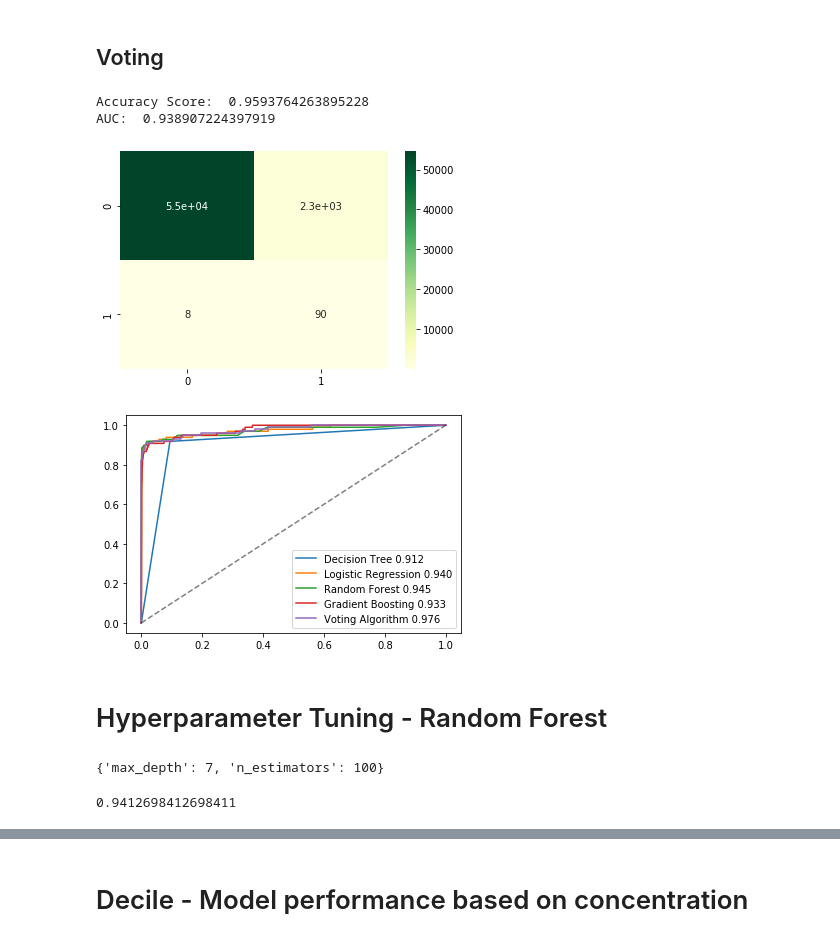
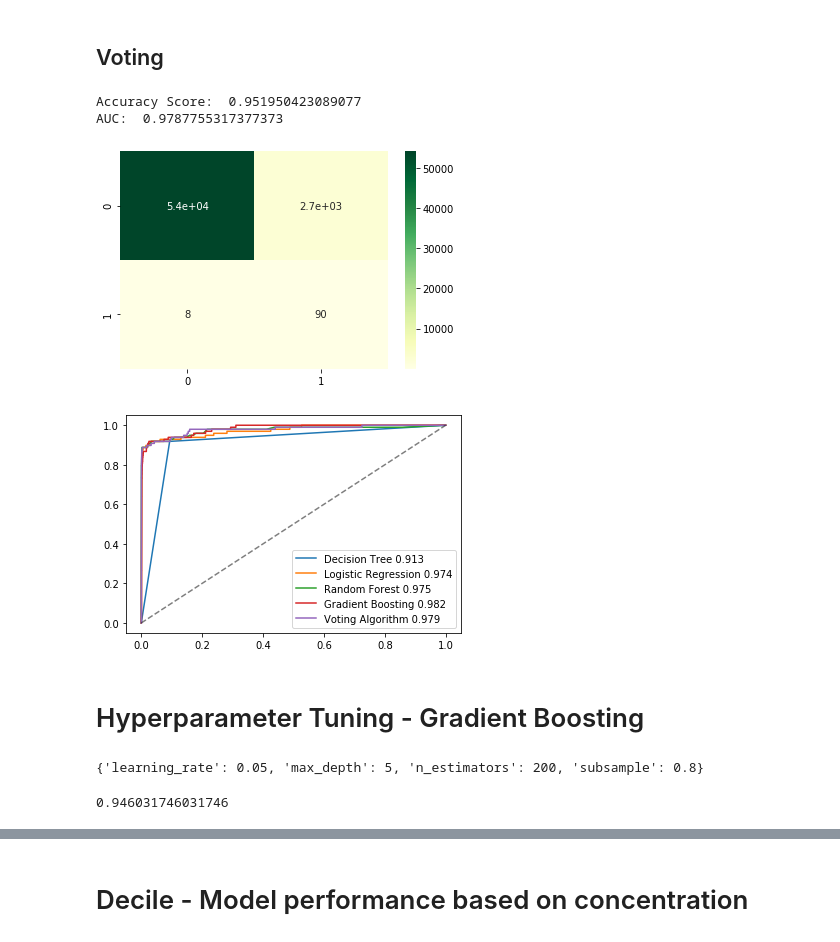
Before and after one commit to hychhh/Credit-Card-Fraud, a Jupyter notebook: Credit Card Fraud.ipynb, the cells around one changed output, grey strips where cells are left out. Drawn from its saved outputs; the diff is of its cells as text; code cells hidden in the pictures.

```diff
--- a/Credit Card Fraud.ipynb
+++ b/Credit Card Fraud.ipynb
@@ -236,23 +246,23 @@ joint_proba = (y_pred_proba_lr+y_pred_proba_dt+y_pred_proba_rf+y_pred_proba_gb)/
 fpr_joined, tpr_joined, _ = roc_curve(y_original_test, joint_proba[:,1])
 prediction = [round(i) for i in joint_proba[:,1]]
 # %%
-measurement(y_original_test, prediction)
+measurement(y_original_test, prediction, joint_proba[:,1])
 # %% [output]
-Accuracy Score:  0.9593764263895228
-AUC:  0.938907224397919
+Accuracy Score:  0.951950423089077
+AUC:  0.9787755317377373
 [figure]
 # %%
 # Plot ROC AUC Curve for all algorithms used
-plt.plot(fpr_dt, tpr_dt, label='Decision Tree %1.3f' %roc_auc_score(y_original_test, y_pred_dt))
-plt.plot(fpr_lr, tpr_lr, label='Logistic Regression %1.3f' %roc_auc_score(y_original_test, y_pred_lr))
-plt.plot(fpr_rf, tpr_rf, label='Random Forest %1.3f' %roc_auc_score(y_original_test, y_pred_rf))
-plt.plot(fpr_gb, tpr_gb, label='Gradient Boosting %1.3f' %roc_auc_score(y_original_test, y_pred_gb))
+plt.plot(fpr_dt, tpr_dt, label='Decision Tree %1.3f' %roc_auc_score(y_original_test, y_pred_proba_dt[:,1]))
+plt.plot(fpr_lr, tpr_lr, label='Logistic Regression %1.3f' %roc_auc_score(y_original_test, y_pred_proba_lr[:,1]))
+plt.plot(fpr_rf, tpr_rf, label='Random Forest %1.3f' %roc_auc_score(y_original_test, y_pred_proba_rf[:,1]))
+plt.plot(fpr_gb, tpr_gb, label='Gradient Boosting %1.3f' %roc_auc_score(y_original_test, y_pred_proba_gb[:,1]))
 plt.plot(fpr_joined, tpr_joined, label='Voting Algorithm %1.3f' %roc_auc_score(y_original_test, joint_proba[:,1]))
 plt.plot([0, 1], [0, 1], 'k--', alpha = 0.5)
 plt.legend()
 plt.show()
 # %% [output]
-[figure, old version]
+[figure, new version]
 # %% [markdown]
-# Hyperparameter Tuning - Random Forest
+# Hyperparameter Tuning - Gradient Boosting
 # %%
@@ -260,11 +273,11 @@ param_grid = {'n_estimators':[50, 100, 150, 200], 'max_depth': [3, 5, 7, 10]}
 # %%
-rf = RandomForestClassifier()
-rf_cv = GridSearchCV(rf, param_grid, cv = 5)
-rf_cv.fit(X_train, y_train)
-rf_cv.best_params_
+gb = GradientBoostingClassifier()
+gb_cv = GridSearchCV(gb, param_grid, cv = 5)
+gb_cv.fit(X_train, y_train)
+gb_cv.best_params_
 # %% [output]
-{'max_depth': 7, 'n_estimators': 100}
+{'learning_rate': 0.05, 'max_depth': 5, 'n_estimators': 200, 'subsample': 0.8}
 # %%
-rf_cv.best_score_
+gb_cv.best_score_
 # %% [output]
-0.9412698412698411
+0.946031746031746
```
Also changed, not shown: parts of 33 cells of this notebook.
